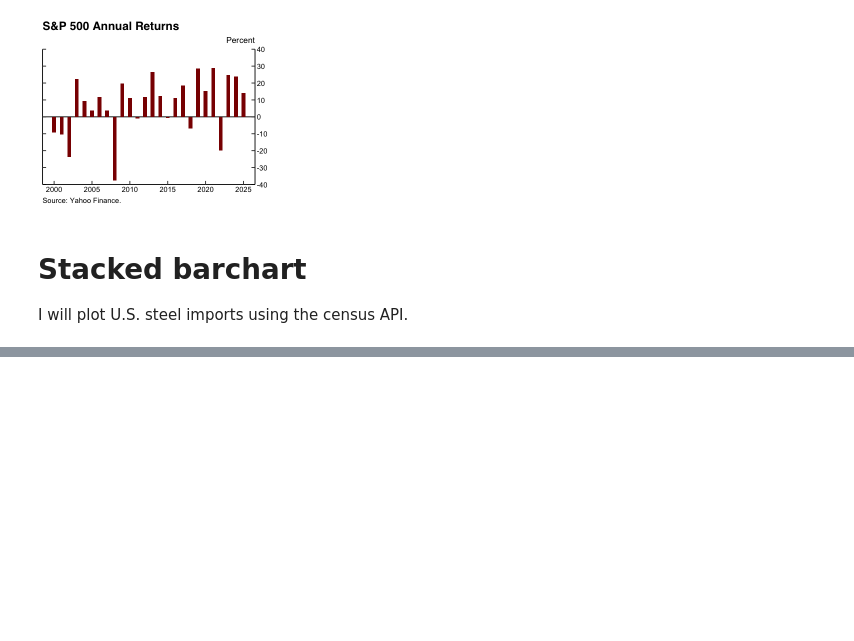
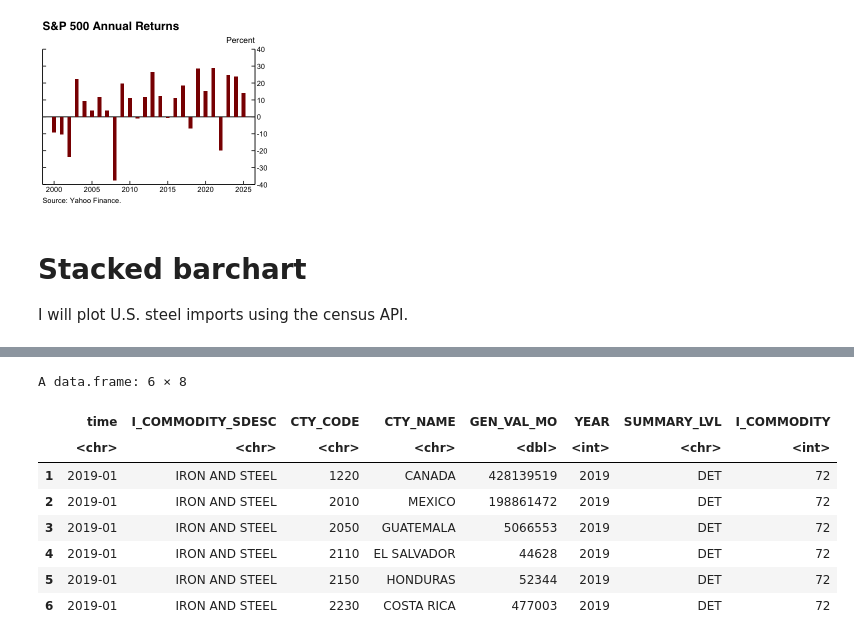
Before and after one commit to maha4028/R-charts, a Jupyter notebook: portfolio.ipynb, the cells around one changed output, grey strips where cells are left out. Cells and saved outputs as stored; diff of their text form; code cells hidden in the pictures; blank space fills up the shorter version.

```diff
--- a/portfolio.ipynb
+++ b/portfolio.ipynb
@@ -304,0 +379,19 @@ I will plot U.S. steel imports using the census API.
+# %%
+steel_imports <- censusapi::getCensus(
+    name = "timeseries/intltrade/imports/hs",
+    vars = c("I_COMMODITY_SDESC", "CTY_CODE","CTY_NAME", "GEN_VAL_MO", "YEAR"),
+    SUMMARY_LVL = "DET",
+    I_COMMODITY = "72",
+    time = "from 2019-01"
+    )
+head(steel_imports)
+# %% [output]
+A data.frame: 6 × 8
+|  | time | I_COMMODITY_SDESC | CTY_CODE | CTY_NAME | GEN_VAL_MO | YEAR | SUMMARY_LVL | I_COMMODITY |
+|  | <chr> | <chr> | <chr> | <chr> | <dbl> | <int> | <chr> | <int> |
+| 1 | 2019-01 | IRON AND STEEL | 1220 | CANADA | 428139519 | 2019 | DET | 72 |
+| 2 | 2019-01 | IRON AND STEEL | 2010 | MEXICO | 198861472 | 2019 | DET | 72 |
+| 3 | 2019-01 | IRON AND STEEL | 2050 | GUATEMALA | 5066553 | 2019 | DET | 72 |
+| 4 | 2019-01 | IRON AND STEEL | 2110 | EL SALVADOR | 44628 | 2019 | DET | 72 |
+| 5 | 2019-01 | IRON AND STEEL | 2150 | HONDURAS | 52344 | 2019 | DET | 72 |
+| 6 | 2019-01 | IRON AND STEEL | 2230 | COSTA RICA | 477003 | 2019 | DET | 72 |
```
Also changed, not shown: parts of 12 cells of this notebook.
